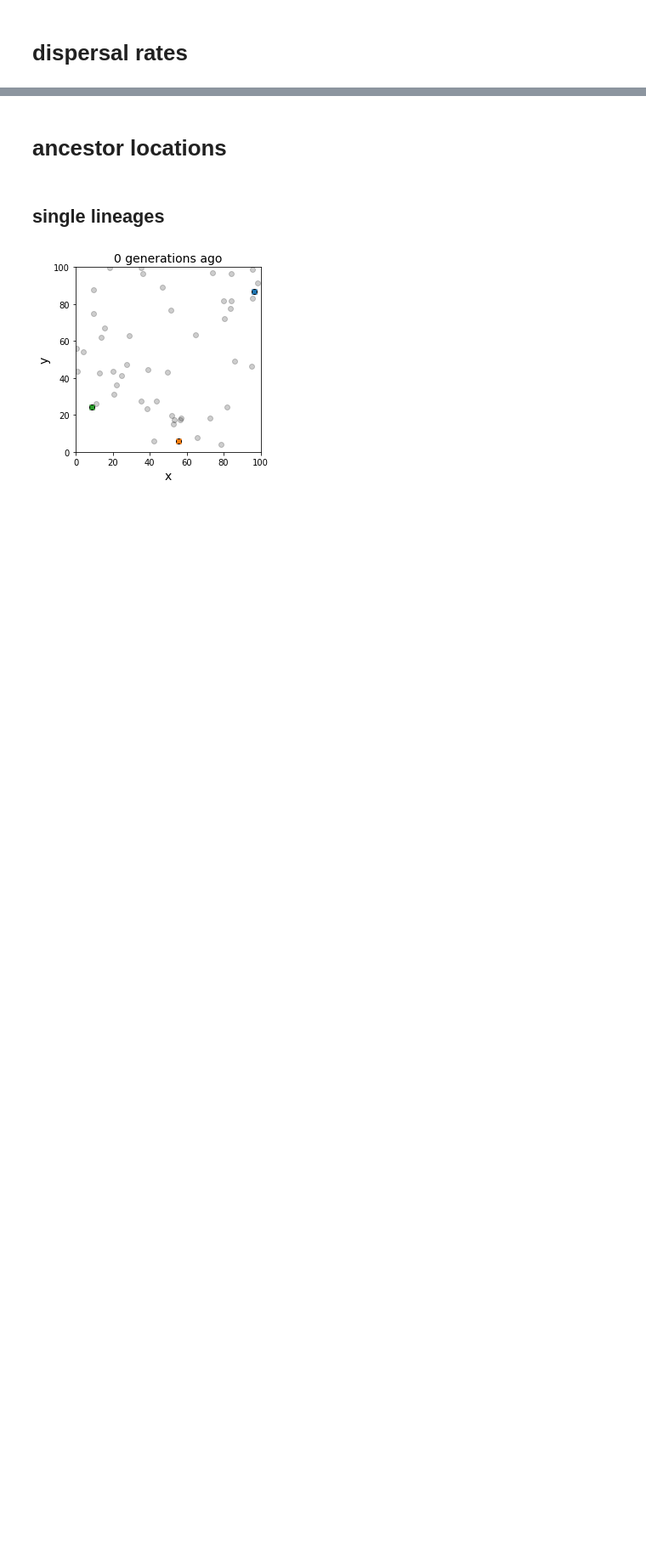
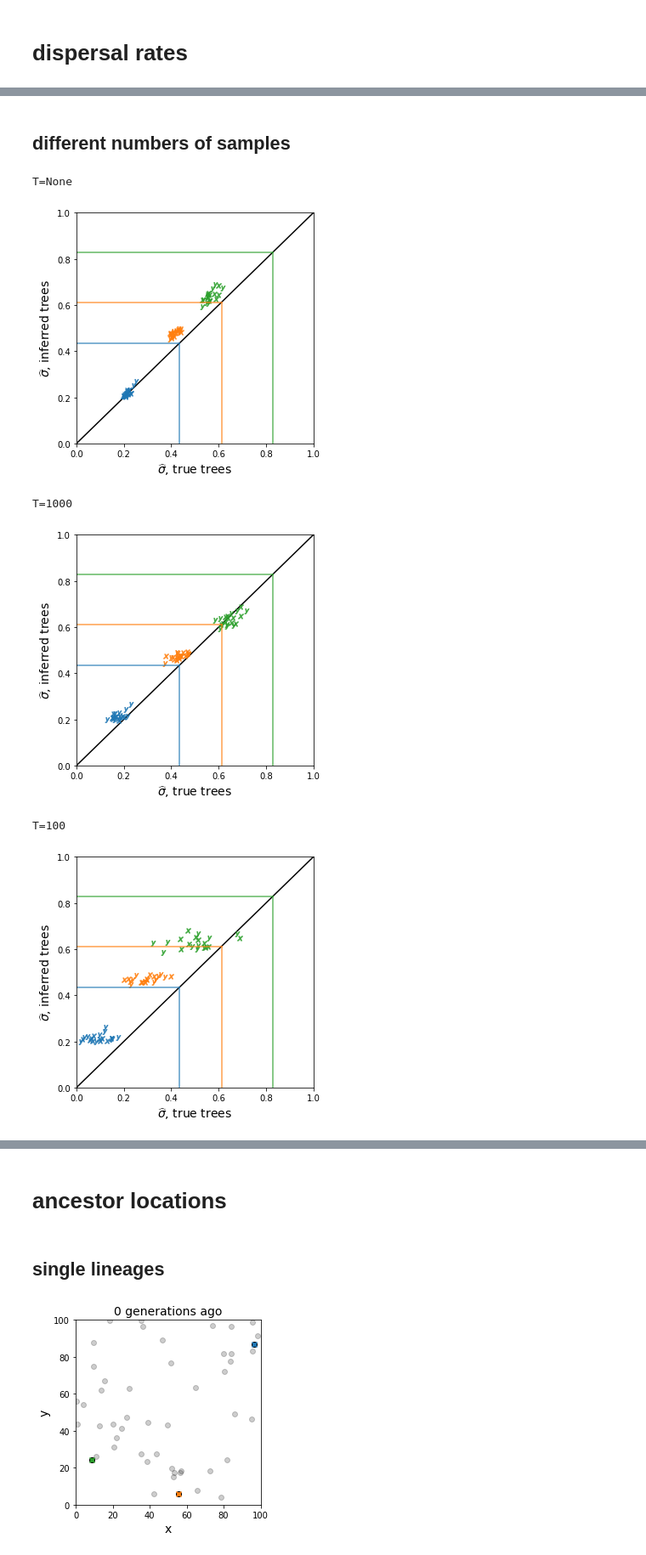
Before and after one commit to mmosmond/sparg-ms, a Jupyter notebook: simulations/plots.ipynb, the cells around one changed output, grey strips where cells are left out. Shown at 85% size. Drawn from its saved outputs; the diff is of its cells as text; code cells hidden in the pictures; blank space fills up the shorter version.

Commit message:
faster code for large sample sizes, more streamlined plotting

```diff
--- a/simulations/plots.ipynb
+++ b/simulations/plots.ipynb
@@ -90,12 +55,0 @@ true_inf_disp_plot(d, tCutoff, SIGMAdisps, nreps, true_string, inferred_string,
-# %%
-SIGMAmate = 0.5
-K = 1.0
-nreps = range(10)
-tCutoff = 100
-d = 100
-SIGMAdisps = [0.25,0.5,0.75]
-
-true_string = 'data/sim_100000000L_1e-08RBP_2.0LAMBDA_%sK_100W_1.0SIGMAcomp_%sSIGMAmate_%sSIGMAdisp_0selfing_40000MAXT_%dnrep_10000Ne_1e-08U_%dd_50k_2G_100treeskip_%stCutoff_mle-dispersal.npy'
-inferred_string = 'data/sim_100000000L_1e-08RBP_2.0LAMBDA_%sK_100W_1.0SIGMAcomp_%sSIGMAmate_%sSIGMAdisp_0selfing_40000MAXT_%dnrep_10000Ne_1e-08U_%dd_50k_2G_5numiter_0.5threshold_100treeskip_1000M_%stCutoff_mle-dispersal.npy'
-
-true_inf_disp_plot(d, tCutoff, SIGMAdisps, nreps, true_string, inferred_string, K, SIGMAmate, xmax=1, filename='plots/disp-T100.pdf')
@@ -103,0 +56,10 @@ true_inf_disp_plot(d, tCutoff, SIGMAdisps, nreps, true_string, inferred_string,
+# %%
+true_string = 'data/sim_100000000L_1e-08RBP_2.0LAMBDA_1.0K_100W_1.0SIGMAcomp_0.5SIGMAmate_%sSIGMAdisp_0selfing_40000MAXT_%dnrep_10000Ne_1e-08U_100d_50k_2G_100treeskip_%stCutoff_mle-dispersal.npy'
+inferred_string = 'data/sim_100000000L_1e-08RBP_2.0LAMBDA_1.0K_100W_1.0SIGMAcomp_0.5SIGMAmate_%sSIGMAdisp_0selfing_40000MAXT_%dnrep_10000Ne_1e-08U_100d_50k_2G_5numiter_0.5threshold_100treeskip_1000M_%stCutoff_1000m_mle-dispersal.npy'
+
+for tCutoff in ['None',1000,100]:
+
+    filename = 'plots/disp-T%s.pdf' %tCutoff
+    filename = None
+    print('T=%s' %tCutoff)
+    true_inf_disp_plot(true_string, inferred_string, tCutoff=tCutoff, xmax=1, filename=filename)
@@ -103,0 +73,21 @@ true_inf_disp_plot(d, tCutoff, SIGMAdisps, nreps, true_string, inferred_string,
+# %% [markdown]
+## different numbers of samples
+# %%
+k = 25
+
+true_string = 'data/sim_100000000L_1e-08RBP_2.0LAMBDA_1.0K_100W_1.0SIGMAcomp_0.5SIGMAmate_%sSIGMAdisp_0selfing_40000MAXT_%dnrep_10000Ne_1e-08U_100d_25k_2G_100treeskip_%stCutoff_mle-dispersal.npy'
+inferred_string = 'data/sim_100000000L_1e-08RBP_2.0LAMBDA_1.0K_100W_1.0SIGMAcomp_0.5SIGMAmate_%sSIGMAdisp_0selfing_40000MAXT_%dnrep_10000Ne_1e-08U_100d_25k_2G_5numiter_0.5threshold_100treeskip_1000M_100m_100n_%sT.sigma'
+
+for tCutoff in ['None',1000,100]:
+
+    filename = 'plots/disp-T%s-%dk.pdf' %(tCutoff,k)
+    filename = None
+    print('T=%s' %tCutoff)
+    true_inf_disp_plot(true_string, inferred_string, tCutoff=tCutoff, xmax=1, filename=filename)
+# %% [output]
+T=None
+[figure, added]
+T=1000
+[figure, added]
+T=100
+[figure, added]
```
Also changed, not shown: parts of 39 cells of this notebook, 4 other files.
